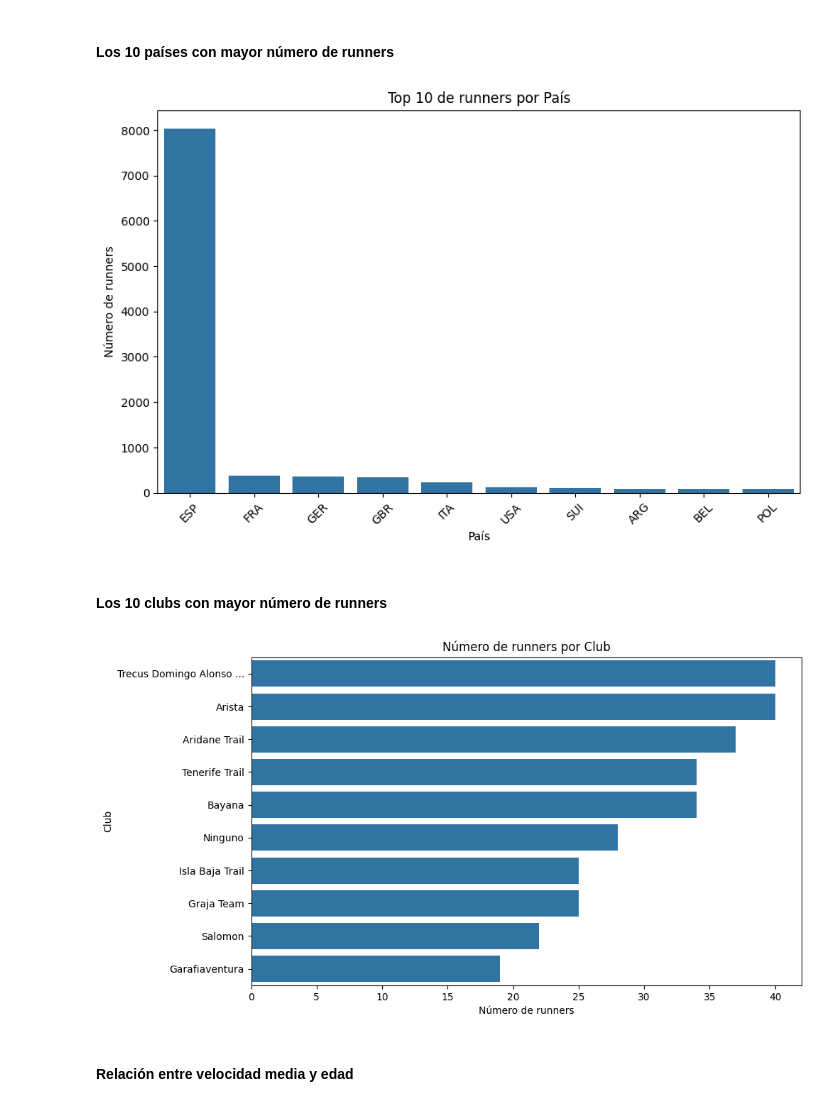
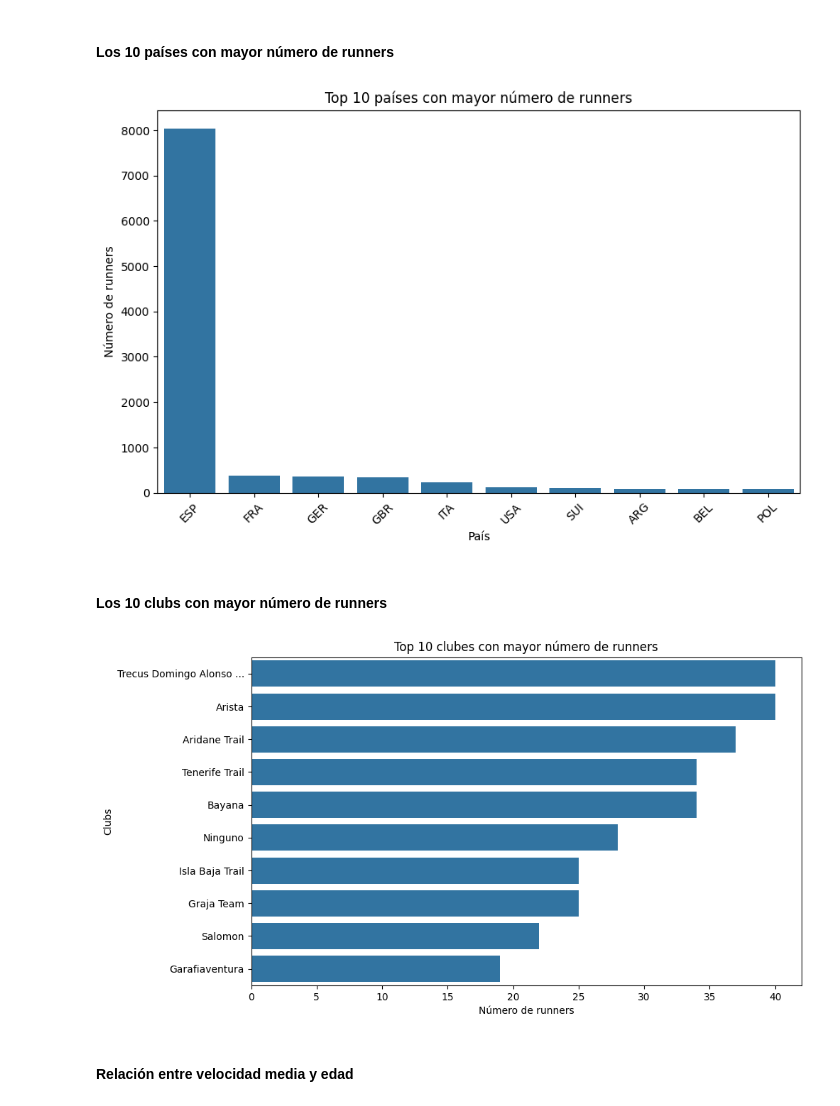
Before and after one commit to andalons/ultra-marathon-EDA, a Jupyter notebook: eda_ultra_marathon.ipynb, the cells around one changed output. Cells and saved outputs as stored; diff of their text form; code cells hidden in the pictures.

```diff
--- a/eda_ultra_marathon.ipynb
+++ b/eda_ultra_marathon.ipynb
@@ -408,15 +408,15 @@ plt.show()
 # %%
 country_counts = df_transvulcania['country'].value_counts().head(10)
 
 plt.figure(figsize=(10, 6))
 sns.barplot(x=country_counts.index, y=country_counts.values)
-plt.title('Top 10 de runners por País')
+plt.title('Top 10 países con mayor número de runners')
 plt.xlabel('País')
 plt.ylabel('Número de runners')
 plt.xticks(rotation=45)
 plt.show()
 # %% [output]
-[figure, old version]
+[figure, new version]
 # %% [markdown]
 #### Los 10 clubs con mayor número de runners
 # %%
@@ -426,12 +426,12 @@ df_filtered = df_transvulcania[df_transvulcania['club'] != "Unaffiliated"]
 
 sns.countplot(data=df_filtered, y='club', order=df_filtered['club'].value_counts().head(10).index)
 
-plt.title("Número de runners por Club")
-plt.ylabel("Club")
+plt.title("Top 10 clubes con mayor número de runners")
+plt.ylabel("Clubs")
 plt.xlabel("Número de runners")
 plt.show()
 # %% [output]
-[figure, old version]
+[figure, new version]
 # %% [markdown]
 #### Relación entre velocidad media y edad
 # %%
```
Also changed, not shown: parts of 8 cells of this notebook.
